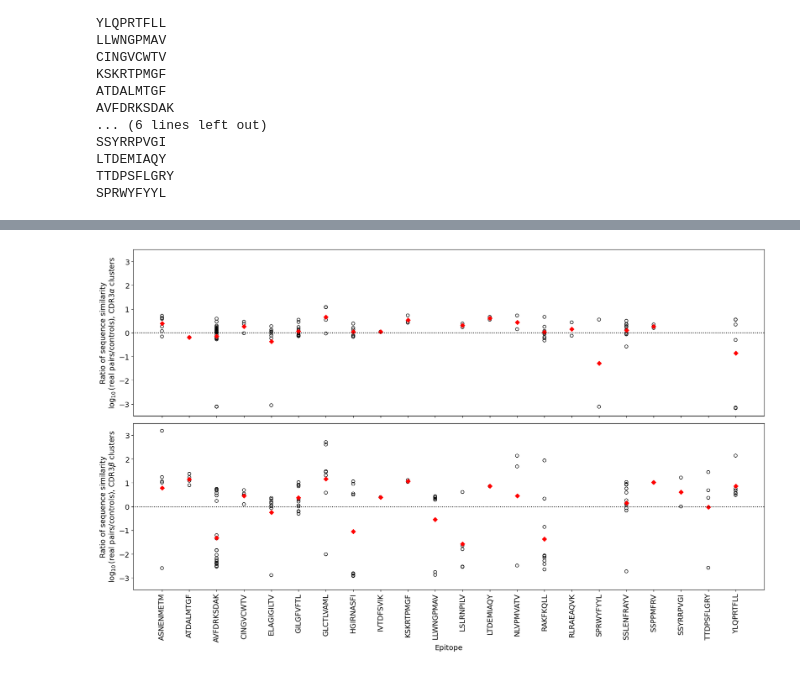
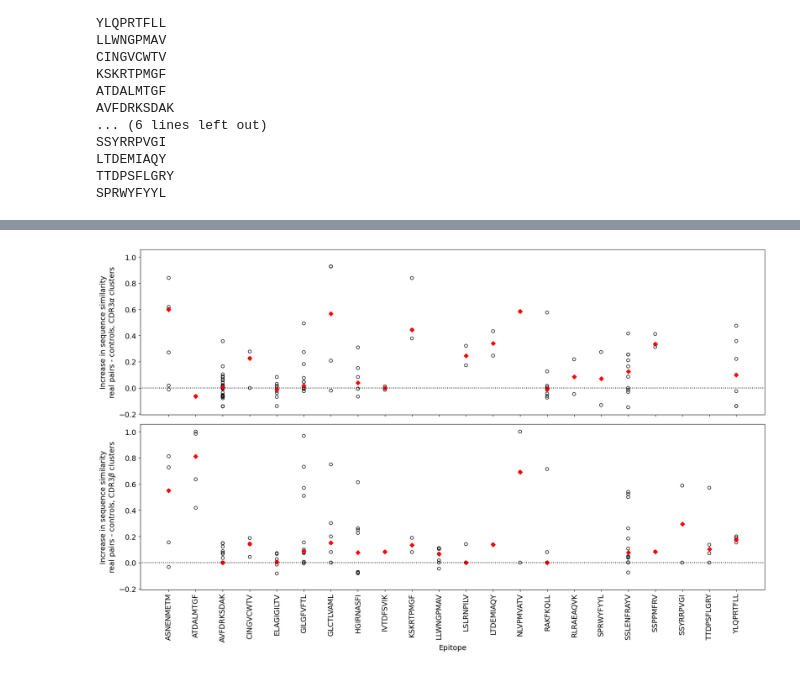
Before and after one commit to mm523/TCRab-pairing, a Jupyter notebook: cluster_alpha_beta.ipynb, the cells around one changed output, grey strips where cells are left out. Drawn from its saved outputs; the diff is of its cells as text; code cells hidden in the pictures.

```diff
--- a/cluster_alpha_beta.ipynb
+++ b/cluster_alpha_beta.ipynb
@@ -9,5 +11,5 @@ import random
 # %%
-vdj = pd.read_csv('data/vdj_cleaned_subset_for_MI.csv', index_col = 0)
+vdj = pd.read_csv('data/vdj_cleaned_subset_for_MI_no-small-study.csv', index_col = 0)
 vdj = vdj.loc[vdj['Epitope'] != 'KLGGALQAK'] # because too big - takes forever
 # %%
 vdj.head()
@@ -188,16 +186,2 @@ g.vs.find(name='CAEDNNARLMF').index
 # %% [markdown]
 Look at V gene usage in epitope
-# %%
-epdf['V-b'] = pd.Categorical(epdf['V-b'])
-epdf['V-a'] = pd.Categorical(epdf['V-a'])
-
-baseline_Vb = epdf['V-b'].value_counts()/epdf.shape[0]
-baseline_Va = epdf['V-a'].value_counts()/epdf.shape[0]
-
-plt.scatter(x = baseline_Va.index, y = baseline_Va.values)
-plt.xticks(baseline_Va.index, rotation=90)
-plt.show()
-
-plt.scatter(x = baseline_Vb.index, y = baseline_Vb.values)
-plt.xticks(baseline_Vb.index, rotation=90)
-plt.show()
@@ -485,7 +440,7 @@ pairedB = {}
 randomB = {}
 modularity = {}
 
-for ep in vdj['Epitope'].unique():
+for ep in vdj['Epitope'].unique().tolist():
     print(ep)
     epdf = vdj[vdj['Epitope'] == ep]
     As = epdf['CDR3-a'].unique().tolist()
@@ -793,10 +715,10 @@ for chain in ['a', 'b']:
         for clus in DF_ep['clus'].unique():
             r = DF_ep.loc[(DF_ep['clus'] == clus) & (DF_ep['set'] == 'real'),0]
             assert r.shape[0] == 1
-            s = DF_ep.loc[(DF_ep['clus'] == clus) & (DF_ep['set'] == 'random'),0].mean()
-            print(ep, clus, r.mean(), s, r.mean()/s)
-            s = s if s>0 else 1e-4
-            r = r.mean() if r.mean()>0 else 1e-4
-            print(r, s, r/s)
-            ep_diffs[chain][ep].append(np.log10(r/s))
+            s = DF_ep.loc[(DF_ep['clus'] == clus) & (DF_ep['set'] == 'random'),0].median()
+            print(ep, clus, r.median(), s)
+            s = s #if s>0 else 0.01
+            r = r.median() #if r.median()>0 else 0.01
+            print(r, s, r-s)
+            ep_diffs[chain][ep].append(r-s) #np.log10(r/s))
 # %% [output]
@@ -837,24 +742,26 @@ SPRWYFYYL 52 0.4117647058823529 0.11518463382367138 3.5748232399878668
 # %%
 f, ax = plt.subplots(nrows=2, figsize=(18, 11), sharex=True, sharey=True)
 
 for j, chain in enumerate(['b', 'a']):
 
     ticklist = []
     for i, ep in enumerate(sorted(list(ep_diffs[chain].keys()))):
         ticklist.append(ep)
         ax[j].scatter([i]*len(ep_diffs[chain][ep]), ep_diffs[chain][ep], facecolor = 'none', edgecolor = 'k')
-        ax[j].scatter(i, np.mean(ep_diffs[chain][ep]), c='r', marker='D')
+        ax[j].scatter(i, np.median(ep_diffs[chain][ep]), c='r', marker='D')
 
     ax[j].axhline(0, ls = ':', c = 'k')
 ax[1].set_xticks(range(len(ticklist)), ticklist, rotation = 90, fontsize = 14)
 ax[0].set_yticklabels(ax[0].get_yticklabels(), fontsize = 14)
 ax[1].set_yticklabels(ax[1].get_yticklabels(), fontsize = 14)
 ax[1].set_xlabel(r'Epitope', fontsize = 14)
-ax[0].set_ylabel('Ratio of sequence similarity\n' r'$\log_{10}$(real pairs/controls), CDR3$\alpha$ clusters', fontsize = 14)
-ax[1].set_ylabel('Ratio of sequence similarity\n' r'$\log_{10}$(real pairs/controls), CDR3$\beta$ clusters', fontsize = 14)
+# ax[0].set_ylabel('Ratio of sequence similarity\n' r'$\log_{10}$(real pairs/controls), CDR3$\alpha$ clusters', fontsize = 14)
+# ax[1].set_ylabel('Ratio of sequence similarity\n' r'$\log_{10}$(real pairs/controls), CDR3$\beta$ clusters', fontsize = 14)
+ax[0].set_ylabel('Increase in sequence similarity\n' r'real pairs - controls, CDR3$\alpha$ clusters', fontsize = 14)
+ax[1].set_ylabel('Increase in sequence similarity\n' r'real pairs - controls, CDR3$\beta$ clusters', fontsize = 14)
 plt.tight_layout()
-plt.savefig('figures/AllEps_ab_clustering_seqsim_diff.png',
+plt.savefig(f2 + 'AllEps_ab_clustering_seqsim_diff.png',
                     bbox_inches='tight')
 plt.show()
 # %% [output]
-[figure, old version]
+[figure, new version]
```
Also changed, not shown: parts of 29 cells of this notebook, 2 other files.
